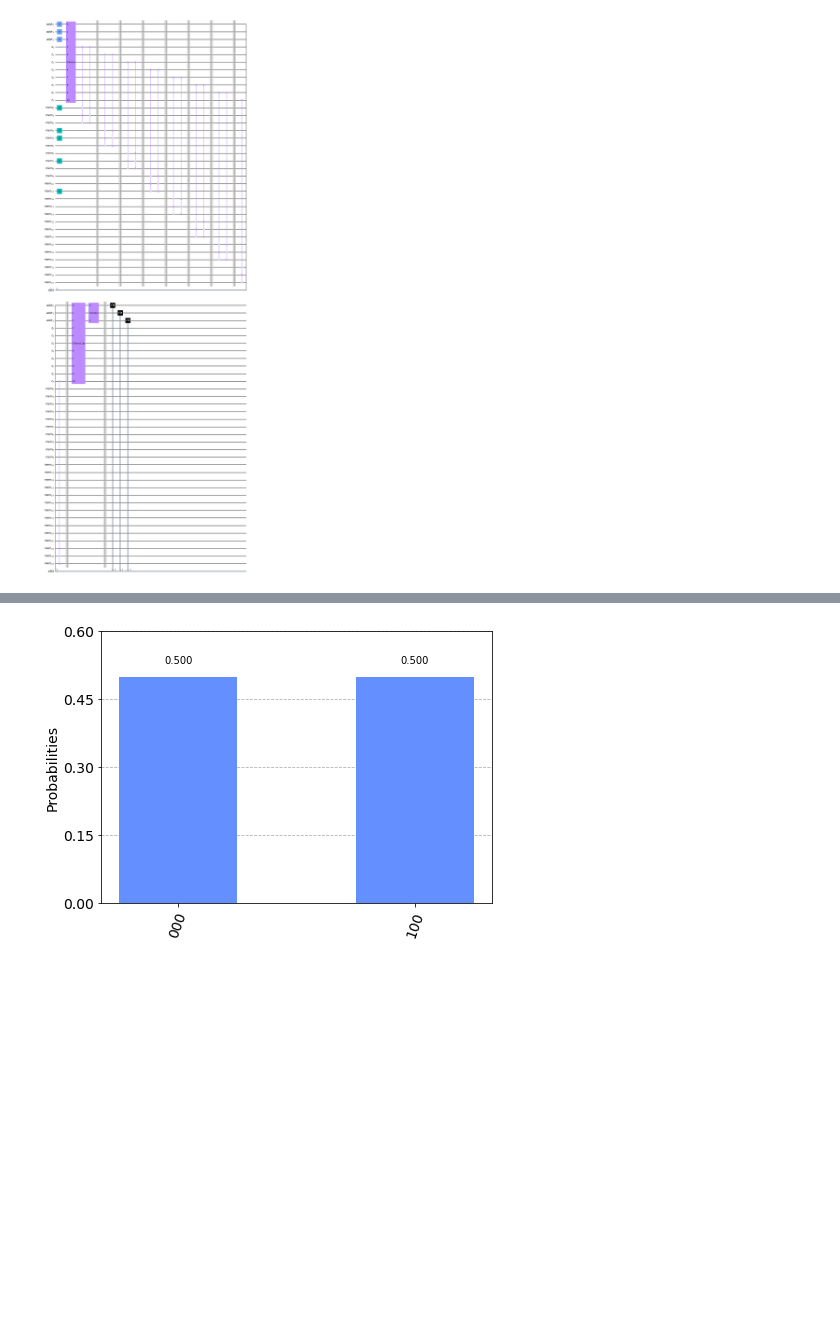
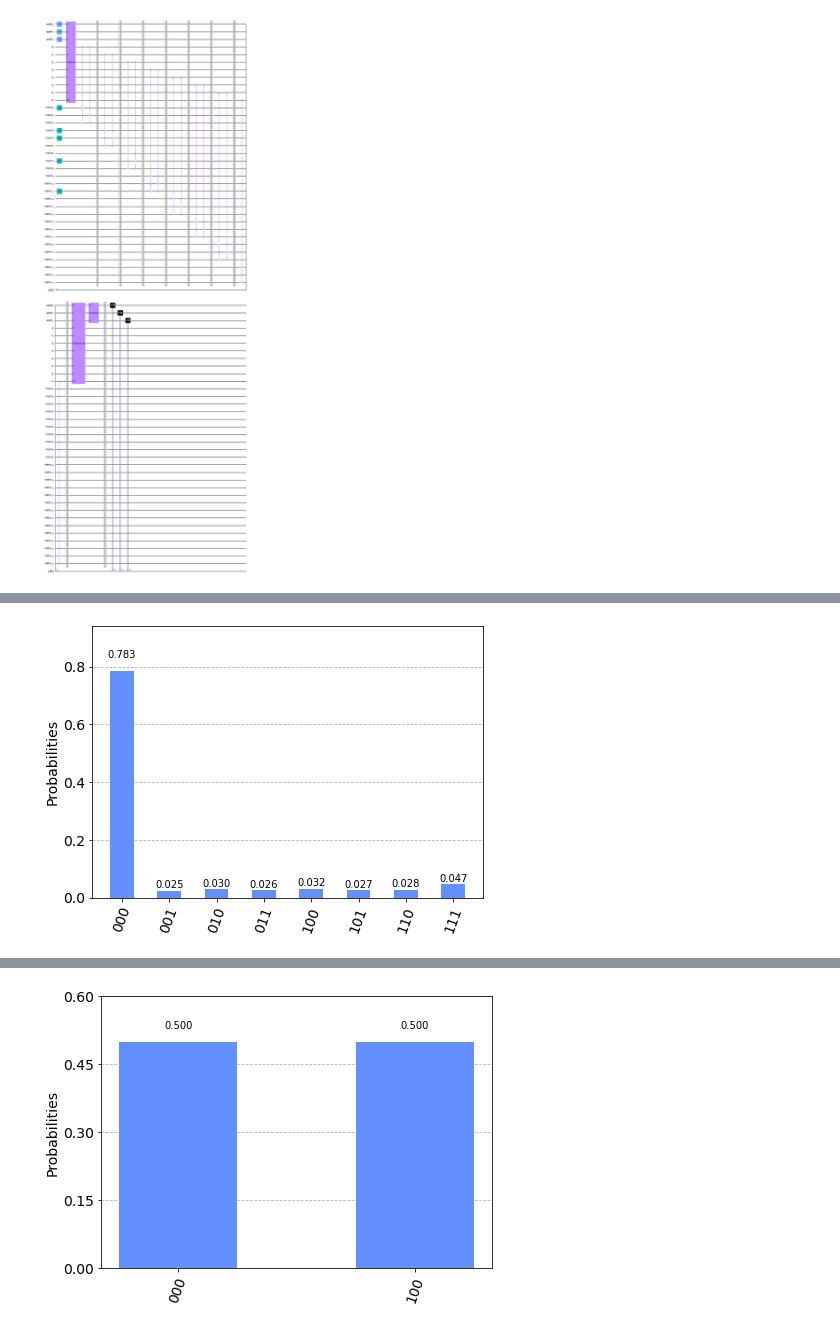
Before and after one commit to viveksubramaniam/QOSF_task1, a Jupyter notebook: QOSF_Task1.ipynb, the cells around one changed output, grey strips where cells are left out. Cells and saved outputs as stored; diff of their text form; code cells hidden in the pictures; blank space fills up the shorter version.

```diff
--- a/QOSF_Task1.ipynb
+++ b/QOSF_Task1.ipynb
@@ -216,0 +225,6 @@ def measurementOutcome(circ):
+# %%
+qcirc = q_ram([2,7])
+counts = measurementOutcome(qcirc)
+plot_histogram(counts)
+# %% [output]
+[figure, added]
```
Also changed, not shown: parts of 6 cells of this notebook.
